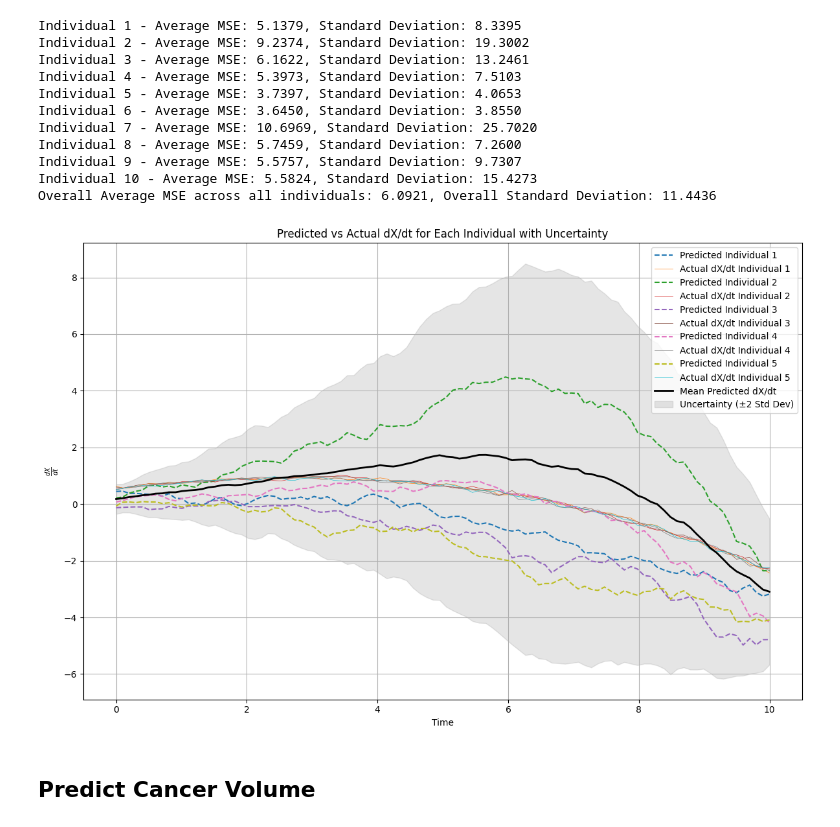
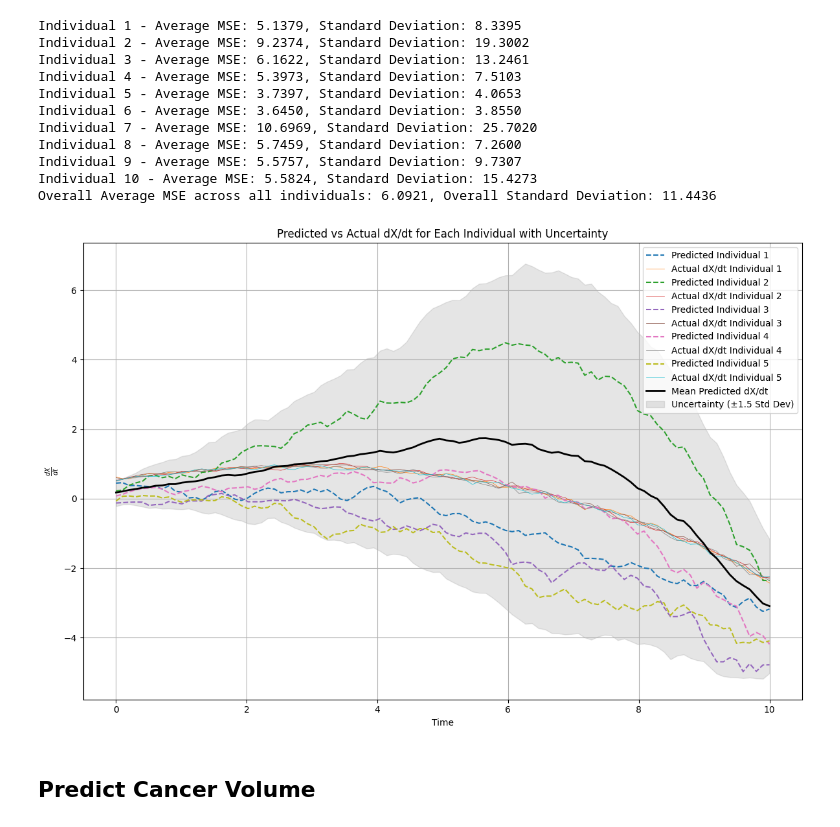
Before and after one commit to brunocosouza/Cambridge-Recruitment-Task, a Jupyter notebook: pkpd_experiment.ipynb, the cells around one changed output. Saved outputs shown, nothing was run; the diff lists cells and outputs as text; code cells hidden in the pictures.

Commit message:
Plot Enhanced

```diff
--- a/pkpd_experiment.ipynb
+++ b/pkpd_experiment.ipynb
@@ -204,37 +204,38 @@ Overall Average MSE across all individuals: 6.0921, Overall Standard Deviation:
 plt.figure(figsize=(12, 8))
 
 # Calculate mean and standard deviation of predicted dX/dt across individuals
 mean_predicted = np.mean(dX_dt_predicted_latent, axis=0)  # Shape will be (100,)
 std_predicted = np.std(dX_dt_predicted_latent, axis=0)    # Shape will be (100,)
 
 # Now iterate over each individual to plot the predicted and actual dX/dt
 for i in range(num_individuals):
     # Plot predicted dX/dt for current individual
     plt.plot(time_points, dX_dt_predicted_latent[i], label=f"Predicted Individual {i + 1}", linestyle='--')
 
     # Plot actual dX/dt
     actual_dX_dt = np.gradient(results_volume_baseline[i], time_points)
     plt.plot(time_points, actual_dX_dt, label=f"Actual dX/dt Individual {i + 1}", linewidth=0.5)
 
 # Plot the overall mean prediction with uncertainty
 plt.plot(time_points, mean_predicted, label="Mean Predicted dX/dt", color='black', linewidth=2)
 plt.fill_between(time_points,
-                 mean_predicted - 2*std_predicted,
-                 mean_predicted + 2*std_predicted,
-                 color='gray', alpha=0.2, label='Uncertainty (±2 Std Dev)')
+                 mean_predicted - 1.5*std_predicted,
+                 mean_predicted + 1.5*std_predicted,
+                 color='gray', alpha=0.2, label='Uncertainty (±1.5 Std Dev)')
 
 # Customize the plot
 plt.xlabel('Time')
 plt.ylabel(r'$\frac{dX}{dt}$')
 plt.title('Predicted vs Actual dX/dt for Each Individual with Uncertainty')
 plt.legend()
 plt.grid()
 plt.tight_layout()
+plt.savefig('PKPD_Individual_Latent.png')
 
 # Show the plot
 plt.show()
 # %% [output]
-[figure, old version]
+[figure, new version]
 # %% [markdown]
 ## Predict Cancer Volume
 # %%
```
Also changed, not shown: parts of 1 cell of this notebook.
